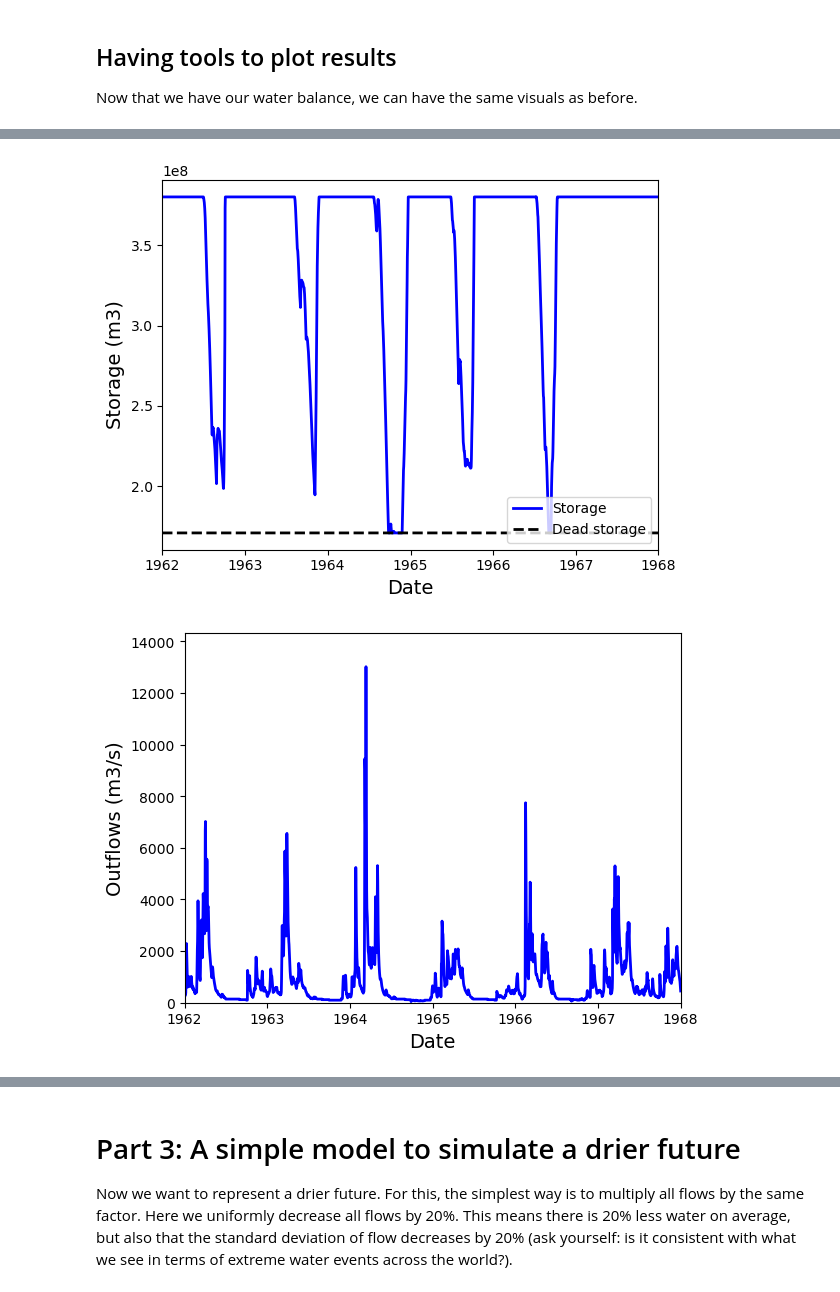
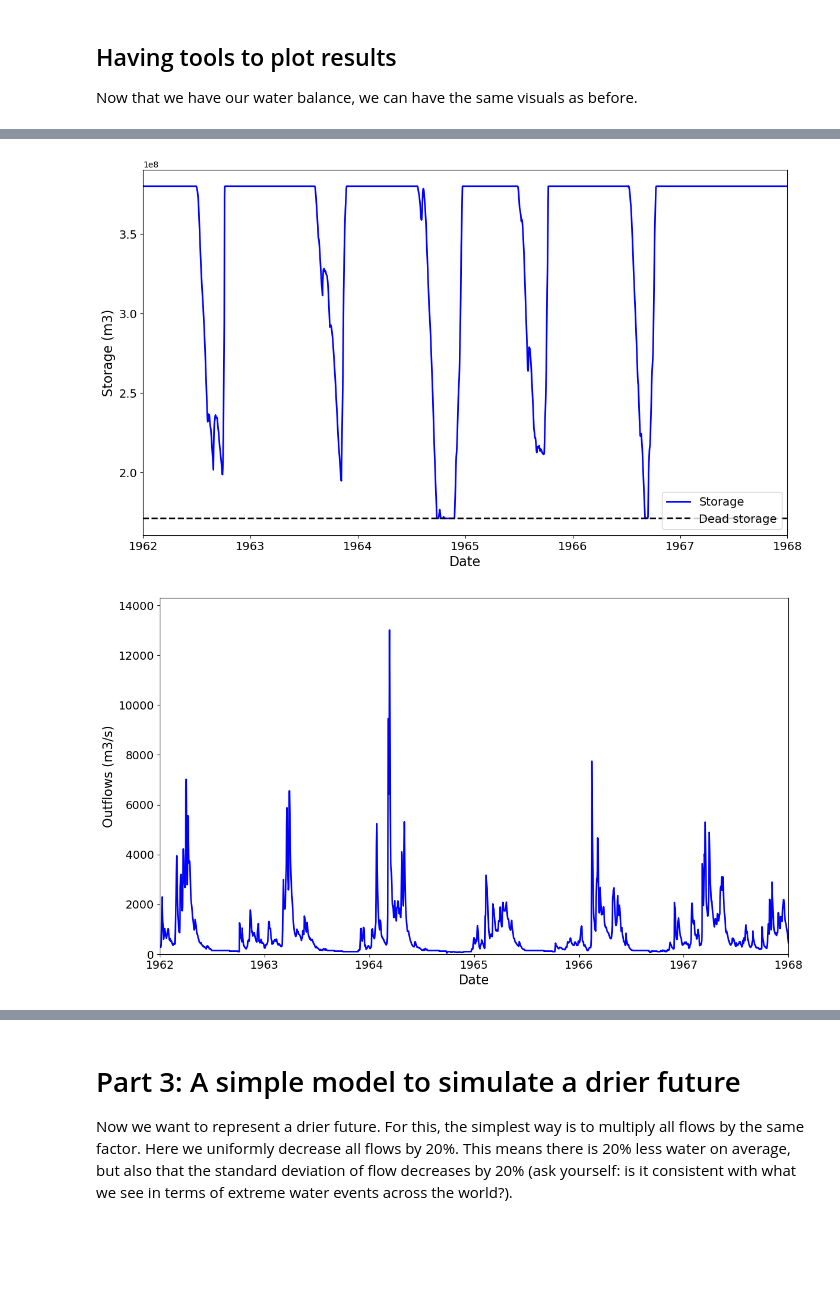
Before and after one commit to charlesrouge/civx782, a Jupyter notebook: tutorials/3-Simulating_climate_change.ipynb, the cells around one changed output, grey strips where cells are left out. Cells and saved outputs as stored; diff of their text form; code cells hidden in the pictures; blank space fills up the shorter version.

```diff
--- a/tutorials/3-Simulating_climate_change.ipynb
+++ b/tutorials/3-Simulating_climate_change.ipynb
@@ -88,18 +87,18 @@ fig = storage_plots.timeseries(reservoir=conowingo,
 # %%
 # Storage in the dry period
-fig = storage_plots.timeseries(reservoir=conowingo,
-                               balance=historical_balance,
-                               first_date=datetime.date(1962, 1, 1),
-                               last_date=datetime.date(1968, 1, 1))
+fig = visuals.storage_timeseries(reservoir=conowingo,
+                                 balance=historical_balance,
+                                 first_date=datetime.date(1962, 1, 1),
+                                 last_date=datetime.date(1968, 1, 1))
 # %% [output]
-[figure, old version]
+[figure, new version]
 # %%
 # Outflows
-fig = flow_plots.timeseries(balance=historical_balance,
-                            flux_name='Outflows',
-                            first_date=datetime.date(1962, 1, 1),
-                            last_date=datetime.date(1968, 1, 1))
+fig = visuals.flow_timeseries(balance=historical_balance,
+                              flux_name='Outflows',
+                              first_date=datetime.date(1962, 1, 1),
+                              last_date=datetime.date(1968, 1, 1))
 # %% [output]
-[figure, old version]
+[figure, new version]
 # %%
 # And more, e.g., nuclear plant withdrawals
```
Also changed, not shown: parts of 15 cells of this notebook, 5 other files.
